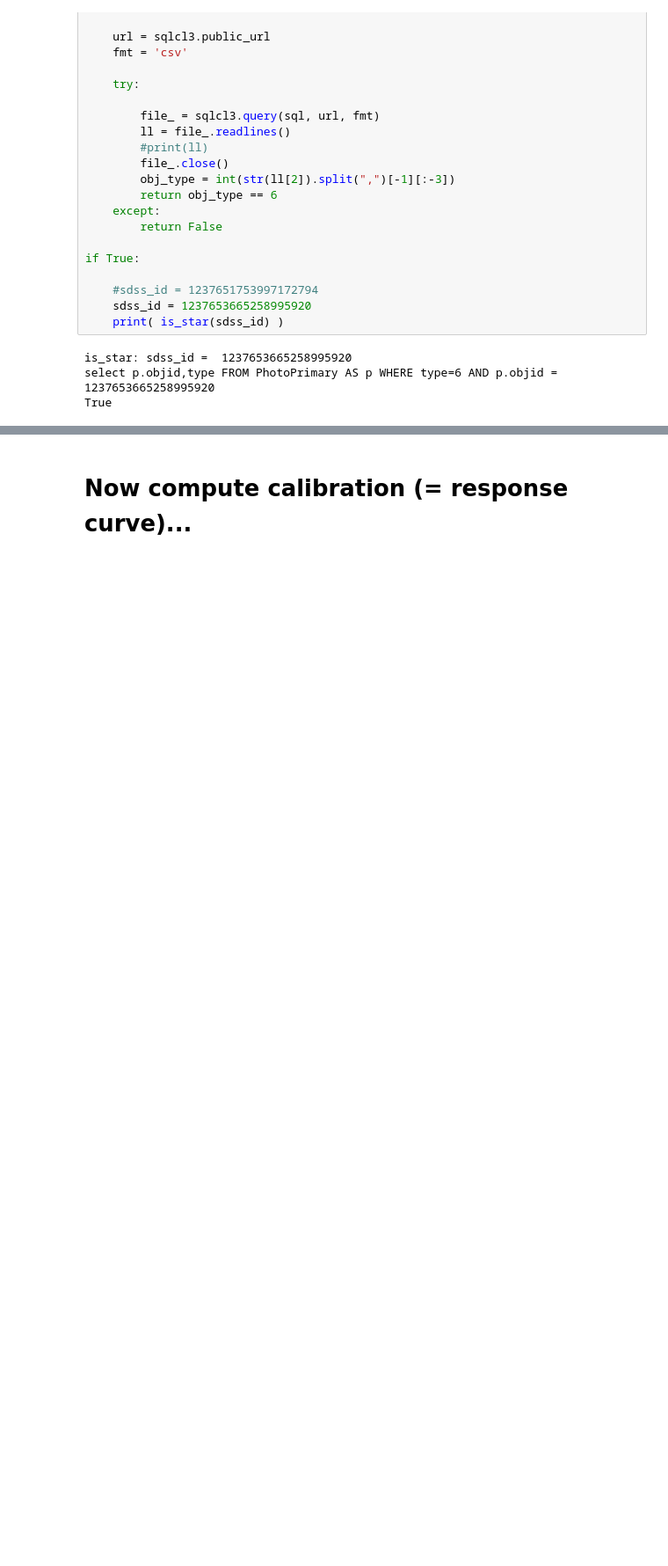
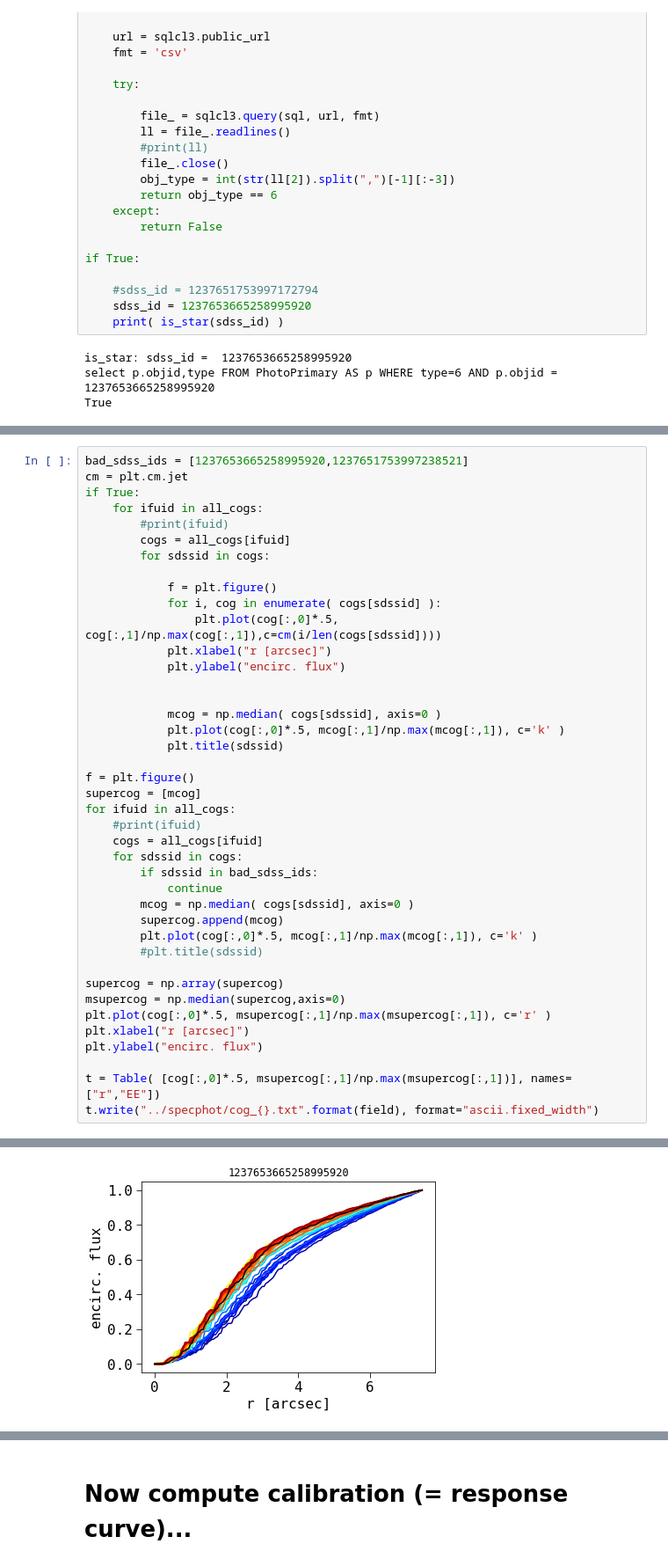
Before and after one commit to mxhf/hetdex-deep, a Jupyter notebook: spec_pht2_all_in_one.ipynb, the cells around one changed output, grey strips where cells are left out. Shown at 88% size. Drawn from its saved outputs; the diff is of its cells as text; blank space fills up the shorter version.

```diff
--- a/spec_pht2_all_in_one.ipynb
+++ b/spec_pht2_all_in_one.ipynb
@@ -425,3 +442,45 @@ WARNING: AstropyDeprecationWarning: ../specphot/extract/COSMOSC/1237653665258995
     Wrote ../specphot/extract/COSMOSC/1237653665258995883.txt.
 [figure]
 ... (13 outputs left out)
+# %%
+bad_sdss_ids = [1237653665258995920,1237651753997238521]
+cm = plt.cm.jet
+if True:
+    for ifuid in all_cogs:
+        #print(ifuid)
+        cogs = all_cogs[ifuid]
+        for sdssid in cogs:
+
+            f = plt.figure()
+            for i, cog in enumerate( cogs[sdssid] ):
+                plt.plot(cog[:,0]*.5, cog[:,1]/np.max(cog[:,1]),c=cm(i/len(cogs[sdssid])))
+            plt.xlabel("r [arcsec]")
+            plt.ylabel("encirc. flux")
+
+
+            mcog = np.median( cogs[sdssid], axis=0 )
+            plt.plot(cog[:,0]*.5, mcog[:,1]/np.max(mcog[:,1]), c='k' )
+            plt.title(sdssid)
+
+f = plt.figure()
+supercog = [mcog]
+for ifuid in all_cogs:
+    #print(ifuid)
+    cogs = all_cogs[ifuid]
+    for sdssid in cogs:
+        if sdssid in bad_sdss_ids:
+            continue
+        mcog = np.median( cogs[sdssid], axis=0 )
+        supercog.append(mcog)
+        plt.plot(cog[:,0]*.5, mcog[:,1]/np.max(mcog[:,1]), c='k' )
+        #plt.title(sdssid)
+
+supercog = np.array(supercog)
+msupercog = np.median(supercog,axis=0)
+plt.plot(cog[:,0]*.5, msupercog[:,1]/np.max(msupercog[:,1]), c='r' )
+plt.xlabel("r [arcsec]")
+plt.ylabel("encirc. flux")
+
+t = Table( [cog[:,0]*.5, msupercog[:,1]/np.max(msupercog[:,1])], names=["r","EE"])
+t.write("../specphot/cog_{}.txt".format(field), format="ascii.fixed_width")
+# %% [output]
@@ -427,0 +488 @@ WARNING: AstropyDeprecationWarning: ../specphot/extract/COSMOSC/1237653665258995
+[figure, added]
```
Also changed, not shown: parts of 20 cells of this notebook, 1 other file.
